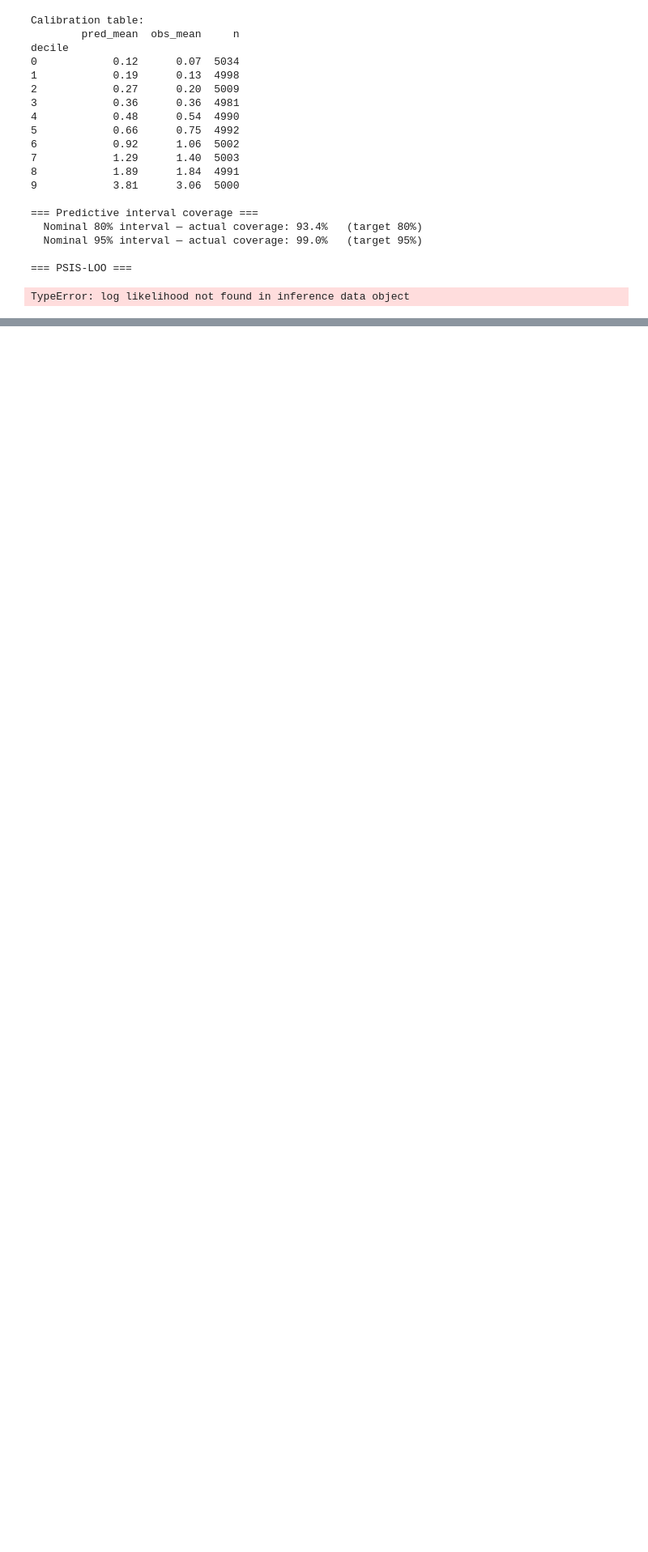
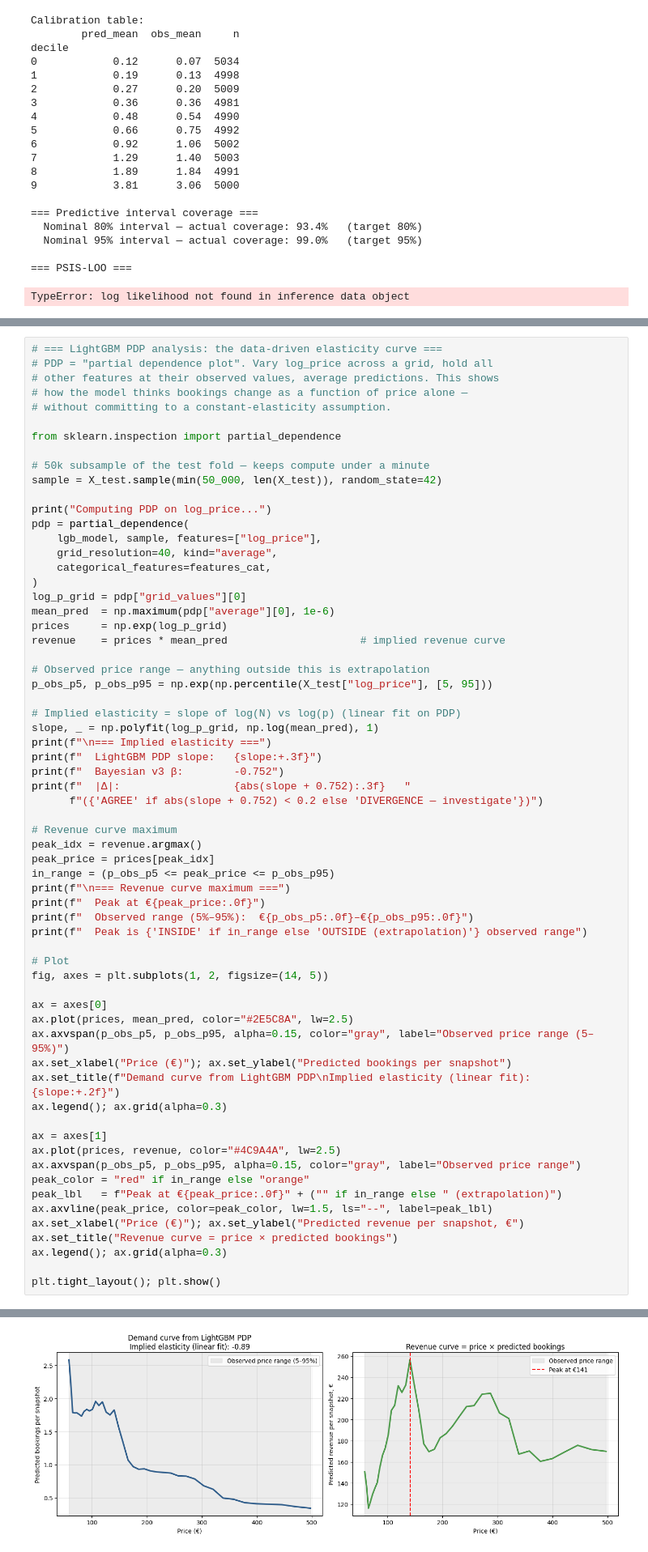
Before and after one commit to aposey11/Statistical_Consulting_Case, a Jupyter notebook: Multilevel_Causal_Inference.ipynb, the cells around one changed output, grey strips where cells are left out. Shown at 81% size. Saved outputs shown, nothing was run; the diff lists cells and outputs as text; blank space fills up the shorter version.

Commit message:
lightgbm model added

```diff
--- a/Multilevel_Causal_Inference.ipynb
+++ b/Multilevel_Causal_Inference.ipynb
@@ -992,0 +1183,65 @@ TypeError: log likelihood not found in inference data object
+# %%
+# === LightGBM PDP analysis: the data-driven elasticity curve ===
+# PDP = "partial dependence plot". Vary log_price across a grid, hold all
+# other features at their observed values, average predictions. This shows
+# how the model thinks bookings change as a function of price alone —
+# without committing to a constant-elasticity assumption.
+
+from sklearn.inspection import partial_dependence
+
+# 50k subsample of the test fold — keeps compute under a minute
+sample = X_test.sample(min(50_000, len(X_test)), random_state=42)
+
+print("Computing PDP on log_price...")
+pdp = partial_dependence(
+    lgb_model, sample, features=["log_price"],
+    grid_resolution=40, kind="average",
+    categorical_features=features_cat,
+)
+log_p_grid = pdp["grid_values"][0]
+mean_pred  = np.maximum(pdp["average"][0], 1e-6)
+prices     = np.exp(log_p_grid)
+revenue    = prices * mean_pred                     # implied revenue curve
+
+# Observed price range — anything outside this is extrapolation
+p_obs_p5, p_obs_p95 = np.exp(np.percentile(X_test["log_price"], [5, 95]))
+
+# Implied elasticity = slope of log(N) vs log(p) (linear fit on PDP)
+slope, _ = np.polyfit(log_p_grid, np.log(mean_pred), 1)
+print(f"\n=== Implied elasticity ===")
+print(f"  LightGBM PDP slope:   {slope:+.3f}")
+print(f"  Bayesian v3 β:        -0.752")
+print(f"  |Δ|:                  {abs(slope + 0.752):.3f}   "
+      f"({'AGREE' if abs(slope + 0.752) < 0.2 else 'DIVERGENCE — investigate'})")
+
+# Revenue curve maximum
+peak_idx = revenue.argmax()
+peak_price = prices[peak_idx]
+in_range = (p_obs_p5 <= peak_price <= p_obs_p95)
+print(f"\n=== Revenue curve maximum ===")
+print(f"  Peak at €{peak_price:.0f}")
+print(f"  Observed range (5%–95%):  €{p_obs_p5:.0f}–€{p_obs_p95:.0f}")
+print(f"  Peak is {'INSIDE' if in_range else 'OUTSIDE (extrapolation)'} observed range")
+
+# Plot
+fig, axes = plt.subplots(1, 2, figsize=(14, 5))
+
+ax = axes[0]
+ax.plot(prices, mean_pred, color="#2E5C8A", lw=2.5)
+ax.axvspan(p_obs_p5, p_obs_p95, alpha=0.15, color="gray", label="Observed price range (5–95%)")
+ax.set_xlabel("Price (€)"); ax.set_ylabel("Predicted bookings per snapshot")
+ax.set_title(f"Demand curve from LightGBM PDP\nImplied elasticity (linear fit): {slope:+.2f}")
+ax.legend(); ax.grid(alpha=0.3)
+
+ax = axes[1]
+ax.plot(prices, revenue, color="#4C9A4A", lw=2.5)
+ax.axvspan(p_obs_p5, p_obs_p95, alpha=0.15, color="gray", label="Observed price range")
+peak_color = "red" if in_range else "orange"
+peak_lbl   = f"Peak at €{peak_price:.0f}" + ("" if in_range else " (extrapolation)")
+ax.axvline(peak_price, color=peak_color, lw=1.5, ls="--", label=peak_lbl)
+ax.set_xlabel("Price (€)"); ax.set_ylabel("Predicted revenue per snapshot, €")
+ax.set_title("Revenue curve = price × predicted bookings")
+ax.legend(); ax.grid(alpha=0.3)
+
+plt.tight_layout(); plt.show()
+# %% [output]
@@ -992,0 +1259 @@ TypeError: log likelihood not found in inference data object
+[figure, added]
```
Also changed, not shown: parts of 8 cells of this notebook.
